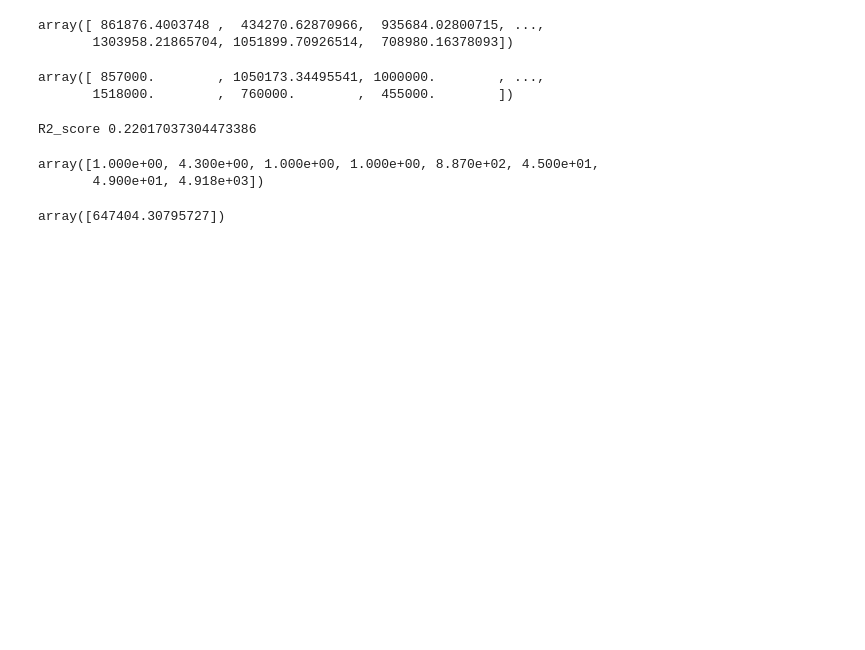
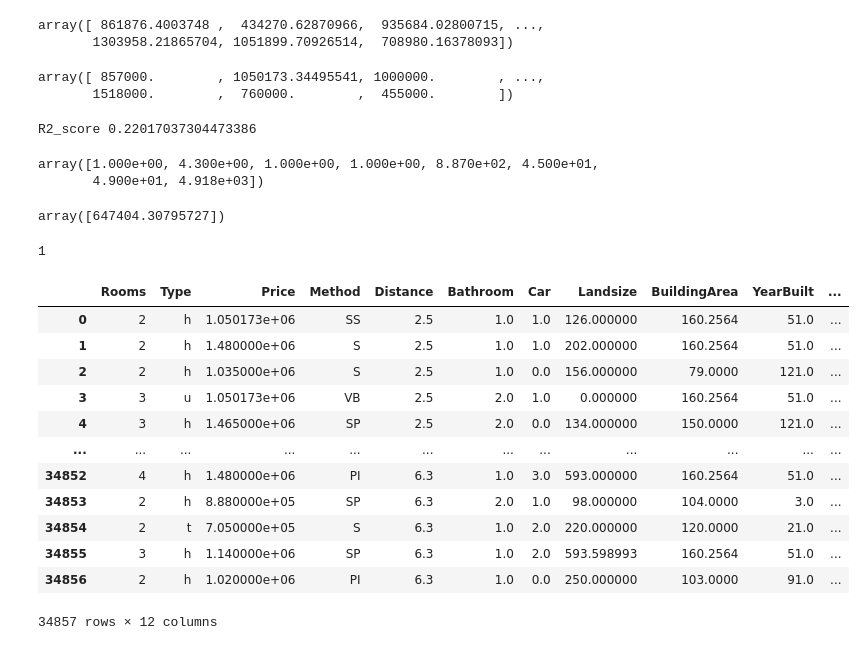
Before and after one commit to Aazeeb/SG, a Jupyter notebook: 27 Apr MultiLinear Regression.ipynb, the cells around one changed output. Saved outputs shown, nothing was run; the diff lists cells and outputs as text; code cells hidden in the pictures; blank space fills up the shorter version.

```diff
--- a/27 Apr MultiLinear Regression.ipynb
+++ b/27 Apr MultiLinear Regression.ipynb
@@ -365,3 +365,8 @@ model.predict([[1, 4.300e+00, 1.000e+00, 1.000e+00, 8.870e+02, 4.500e+01,
        4.900e+01, 4.918e+03]])
 # %% [output]
 array([647404.30795727])
+# %%
+a=np.array([1,2,3,4,5])
+a.ndim
+# %% [output]
+1
@@ -367,0 +385,16 @@ array([647404.30795727])
+# %%
+df
+# %% [output]
+|  | Rooms | Type | Price | Method | Distance | Bathroom | Car | Landsize | BuildingArea | YearBuilt | ... |
+| 0 | 2 | h | 1.050173e+06 | SS | 2.5 | 1.0 | 1.0 | 126.000000 | 160.2564 | 51.0 | ... |
+| 1 | 2 | h | 1.480000e+06 | S | 2.5 | 1.0 | 1.0 | 202.000000 | 160.2564 | 51.0 | ... |
+| 2 | 2 | h | 1.035000e+06 | S | 2.5 | 1.0 | 0.0 | 156.000000 | 79.0000 | 121.0 | ... |
+| 3 | 3 | u | 1.050173e+06 | VB | 2.5 | 2.0 | 1.0 | 0.000000 | 160.2564 | 51.0 | ... |
+| 4 | 3 | h | 1.465000e+06 | SP | 2.5 | 2.0 | 0.0 | 134.000000 | 150.0000 | 121.0 | ... |
+| ... | ... | ... | ... | ... | ... | ... | ... | ... | ... | ... | ... |
+| 34852 | 4 | h | 1.480000e+06 | PI | 6.3 | 1.0 | 3.0 | 593.000000 | 160.2564 | 51.0 | ... |
+| 34853 | 2 | h | 8.880000e+05 | SP | 6.3 | 2.0 | 1.0 | 98.000000 | 104.0000 | 3.0 | ... |
+| 34854 | 2 | t | 7.050000e+05 | S | 6.3 | 1.0 | 2.0 | 220.000000 | 120.0000 | 21.0 | ... |
+| 34855 | 3 | h | 1.140000e+06 | SP | 6.3 | 1.0 | 2.0 | 593.598993 | 160.2564 | 51.0 | ... |
+| 34856 | 2 | h | 1.020000e+06 | PI | 6.3 | 1.0 | 0.0 | 250.000000 | 103.0000 | 91.0 | ... |
+34857 rows × 12 columns
```
Also changed, not shown: parts of 9 cells of this notebook.
